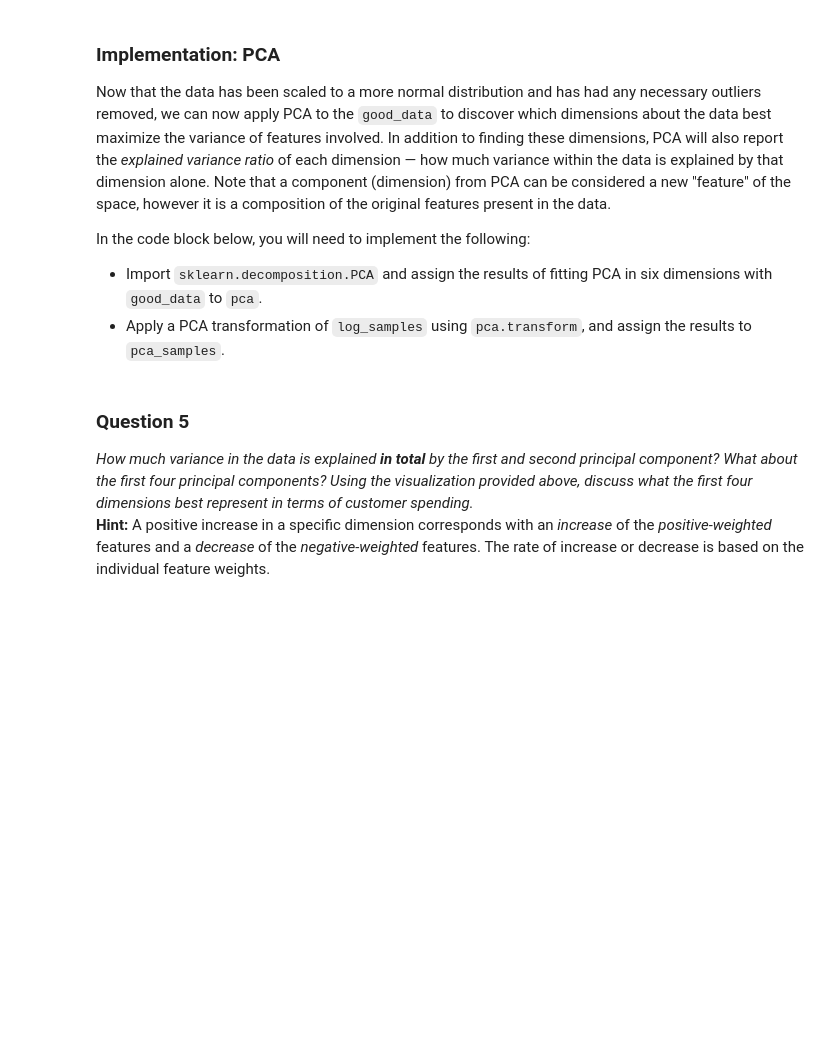
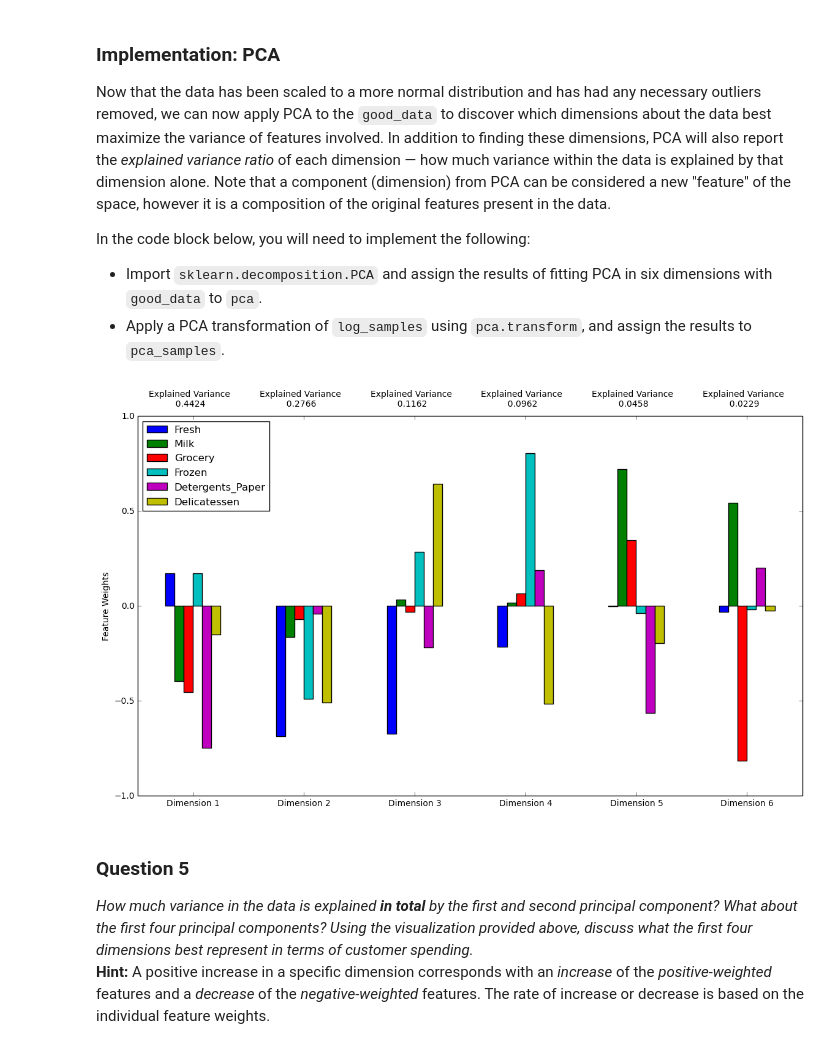
Before and after one commit to vharavu/unsupClust, a Jupyter notebook: customer_segments.ipynb, the cells around one changed output. Drawn from its saved outputs; the diff is of its cells as text; code cells hidden in the pictures; blank space fills up the shorter version.

```diff
--- a/customer_segments.ipynb
+++ b/customer_segments.ipynb
@@ -259,14 +374,17 @@ In the code block below, you will need to implement the following:
  - Import `sklearn.decomposition.PCA` and assign the results of fitting PCA in six dimensions with `good_data` to `pca`.
  - Apply a PCA transformation of `log_samples` using `pca.transform`, and assign the results to `pca_samples`.
 # %%
+from sklearn.decomposition import PCA
 # TODO: Apply PCA by fitting the good data with the same number of dimensions as features
-pca = None
+pca = PCA(n_components=6).fit(good_data)
 
 # TODO: Transform log_samples using the PCA fit above
-pca_samples = None
+pca_samples = pca.transform(log_samples)
 
 # Generate PCA results plot
 pca_results = vs.pca_results(good_data, pca)
+# %% [output]
+[figure, added]
 # %% [markdown]
 ### Question 5
 *How much variance in the data is explained* ***in total*** *by the first and second principal component? What about the first four principal components? Using the visualization provided above, discuss what the first four dimensions best represent in terms of customer spending.*
```
Also changed, not shown: parts of 8 cells of this notebook.
